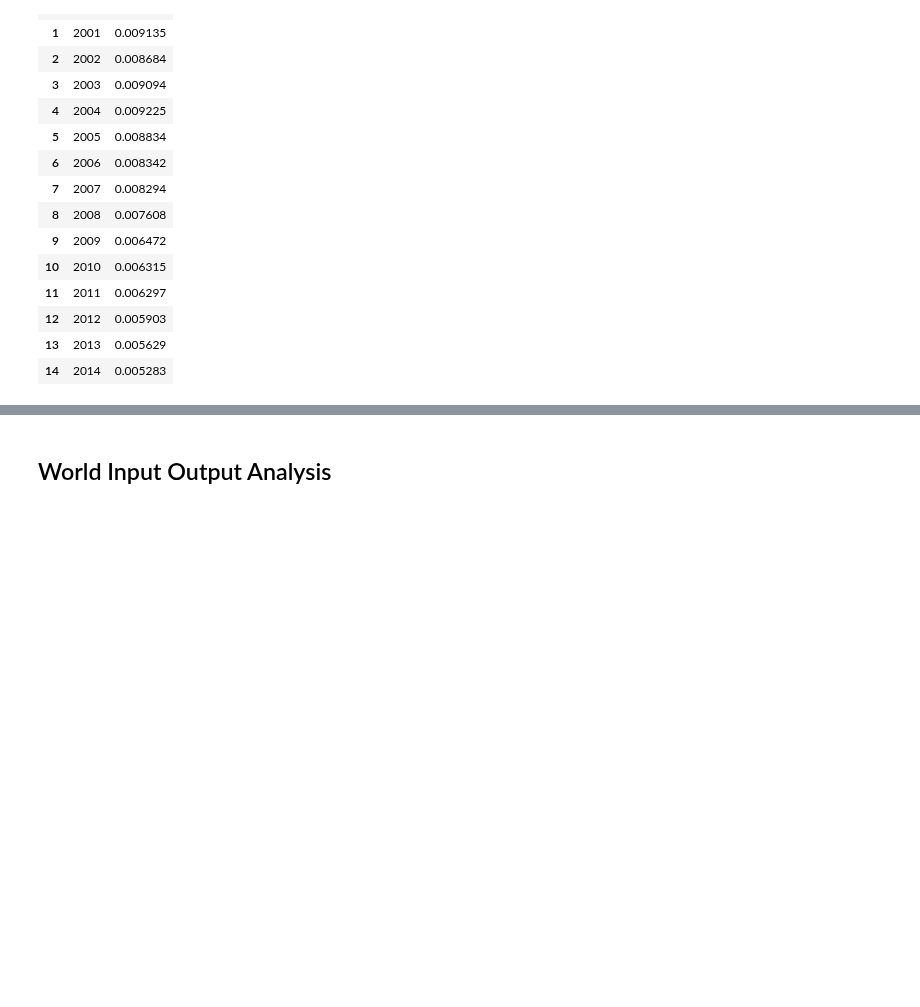
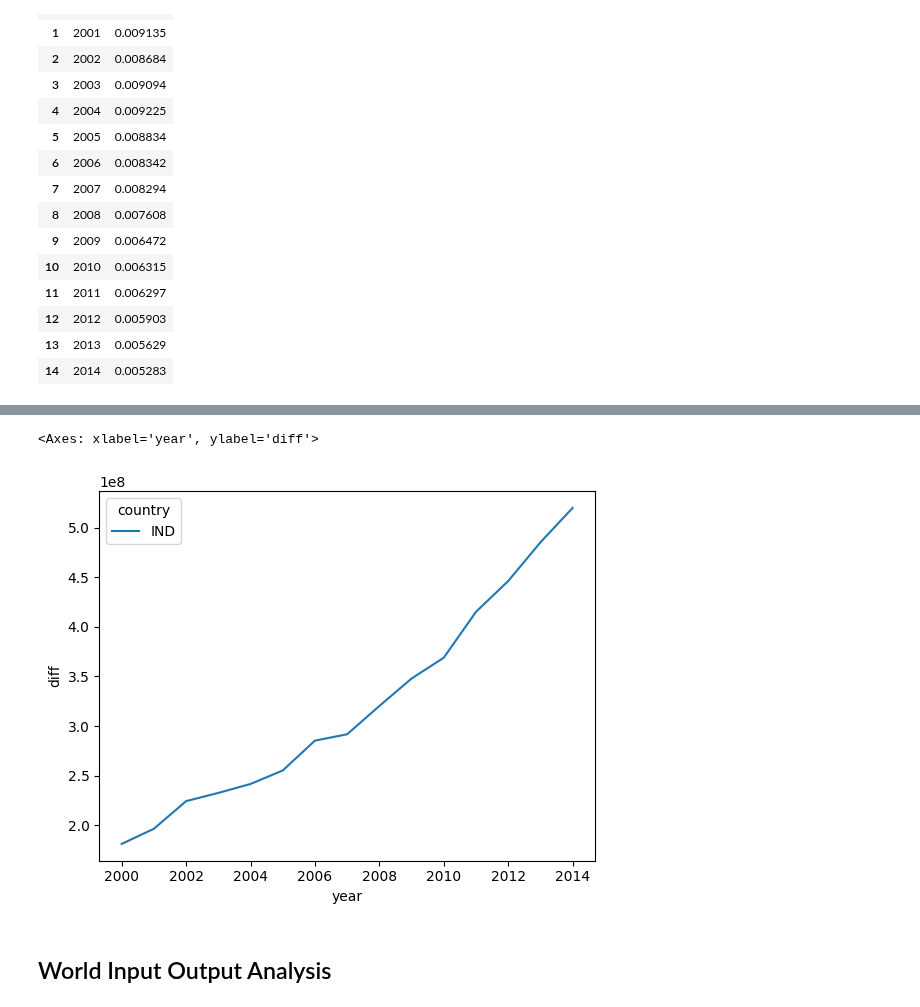
Before and after one commit to kavyajeetbora/ETL_wages, a Jupyter notebook: WIOD.ipynb, the cells around one changed output, grey strips where cells are left out. Drawn from its saved outputs; the diff is of its cells as text; code cells hidden in the pictures; blank space fills up the shorter version.

```diff
--- a/WIOD.ipynb
+++ b/WIOD.ipynb
@@ -456,0 +448,3 @@ MEV
+# %%
+SEA_USD_K = SEA_USD_melt[SEA_USD_melt['variable']=='K'].reset_index(drop=True)
+SEA_USD_K.head()
@@ -456,0 +476,3 @@ MEV
+# %%
+WIV_x = world_industry_values[['country', 'code', 'year', 'hom_labour']].copy()
+WIV_x
@@ -456,0 +493,11 @@ MEV
+# %%
+MVs=[]
+for year, dfx in tqdm(WIV_x.groupby('year'), unit=' Year'):
+    dfx['MV'] = MEV.loc[MEV['year']==year,'MEV'].iloc[0]*dfx['hom_labour']
+    MVs.append(dfx)
+
+MV_data = pd.concat(MVs)
+MV_data['K'] = SEA_USD_K['value']
+MV_data['MV'] = MV_data['MV']
+# MV_data['MP'] = MV_data['K']+MV_data['GO']
+MV_data.head(5)
@@ -457,3 +511,11 @@ MEV
+# %%
+countries = ['IND']
+data_filter = MV_data.loc[(MV_data['country'].isin(countries)) & (MV_data['code']=='C13-C15')].copy()
+data_filter.loc[:,'diff']= (data_filter['MP']-data_filter['MV'])
+sns.lineplot(data=data_filter, x='year', y='diff', hue='country')
+# %% [output]
+<Axes: xlabel='year', ylabel='diff'>
+[figure, added]
 # %% [markdown]
 ## World Input Output Analysis
 # %%
```
Also changed, not shown: parts of 8 cells of this notebook.
